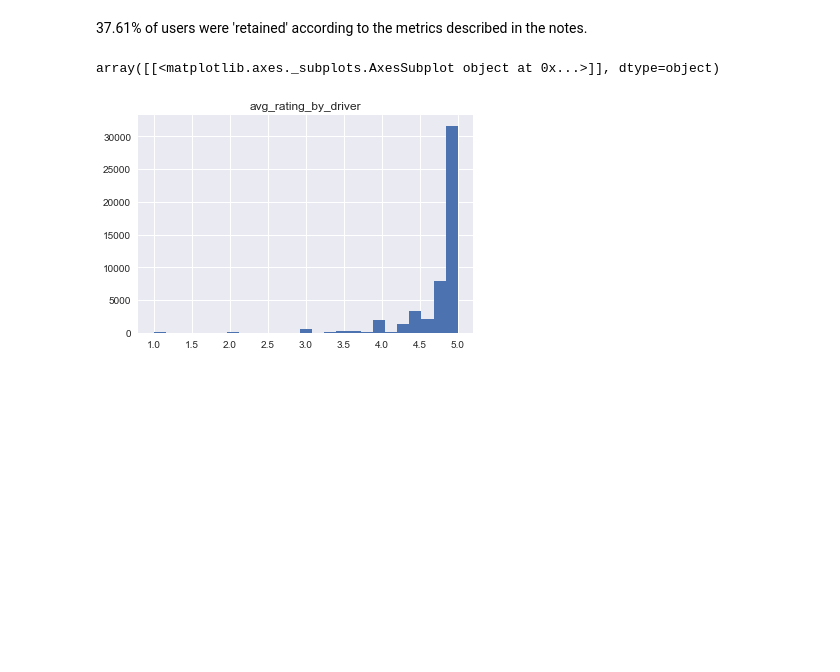
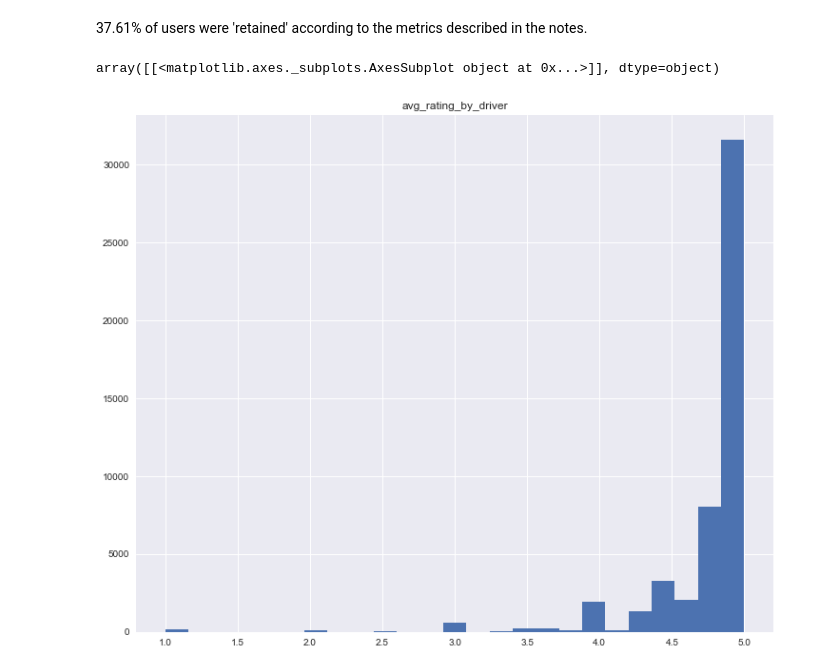
Before and after one commit to MPhillips55/Take_Home_Questions, a Jupyter notebook: ultimate_challenge/Ultimate Inc. Take Home Challenge.ipynb, the cells around one changed output. Drawn from its saved outputs; the diff is of its cells as text; code cells hidden in the pictures; blank space fills up the shorter version.

```diff
--- a/ultimate_challenge/Ultimate Inc. Take Home Challenge.ipynb
+++ b/ultimate_challenge/Ultimate Inc. Take Home Challenge.ipynb
@@ -196,8 +174,8 @@ df
 # %% [markdown]
 37.61% of users were 'retained' according to the metrics described in the notes.
 # %%
-df.hist(column='avg_rating_by_driver', bins=25)
+df.hist(column='avg_rating_by_driver', bins=25, figsize=(12,10))
 # %% [output]
 array([[<matplotlib.axes._subplots.AxesSubplot object at 0x...>]], dtype=object)
-[figure, old version]
+[figure, new version]
 # %%
```
Also changed, not shown: parts of 22 cells of this notebook.
